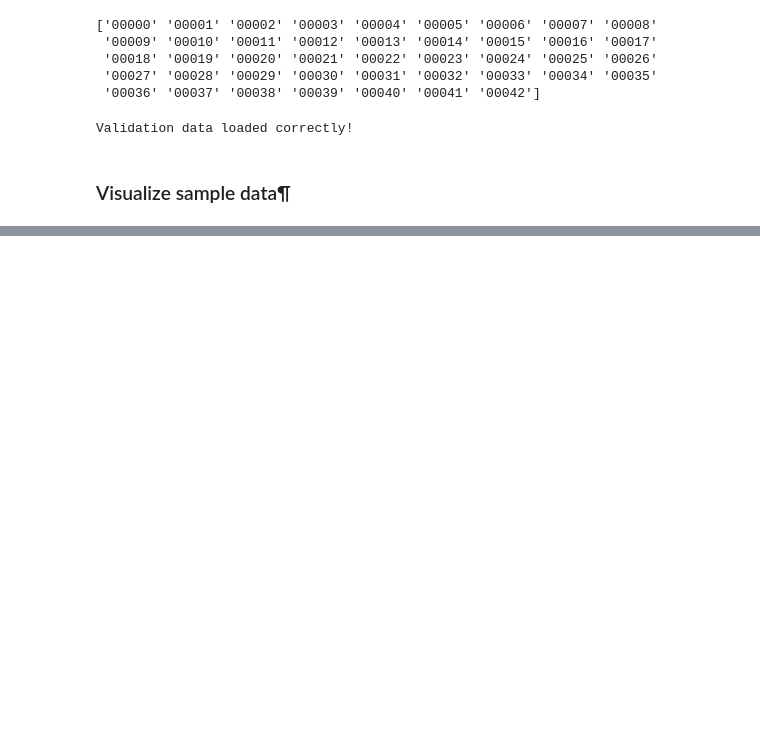
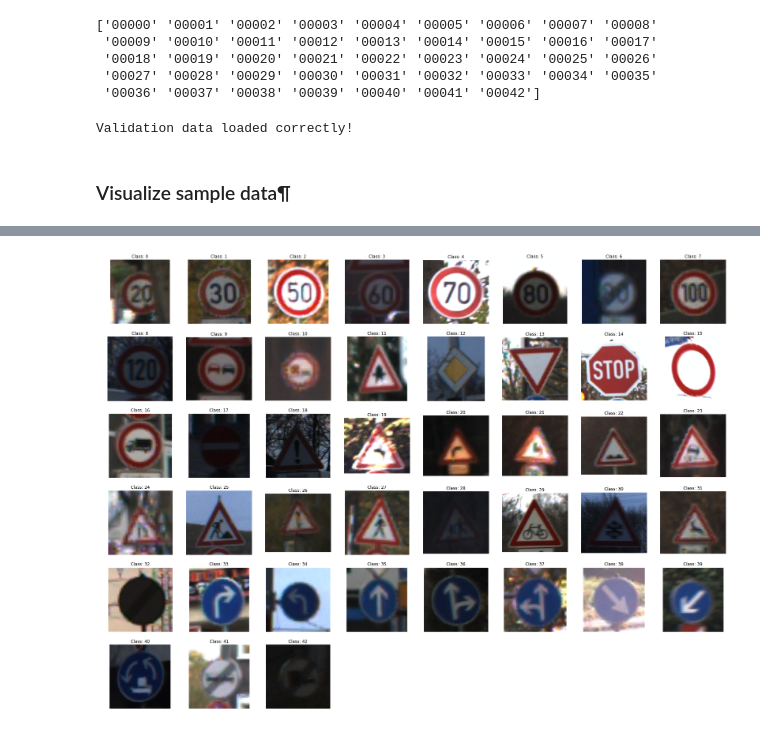
Before and after one commit to j99nowicki/ml_road_signs, a Jupyter notebook: 1 Download data.ipynb, the cells around one changed output, grey strips where cells are left out. Cells and saved outputs as stored; diff of their text form; code cells hidden in the pictures; blank space fills up the shorter version.

```diff
--- a/1 Download data.ipynb
+++ b/1 Download data.ipynb
@@ -250,0 +160,23 @@ for i, img in enumerate(img_list):
+# %%
+import random
+
+plt.figure(figsize=(32, 32))
+offset = 0
+for classId in range(len(train_dataset.classes)):
+    i = random.randint(0,labels[classId])
+    #offset to the right class
+    i = offset + i
+    plt.subplot(8, 8, classId+1)
+    plt.axis('off')
+    plt.title('Class: {}'.format(classId))
+    img, y = train_dataset[i]
+    inp = img.numpy().transpose((1, 2, 0))
+    mean = np.array([0.485, 0.456, 0.406])
+    std = np.array([0.229, 0.224, 0.225])
+    inp = std * inp + mean
+    inp = np.clip(inp, 0, 1)
+    plt.imshow(inp)
+    #plt.imshow(np.transpose(img.numpy(), (1,2,0)), interpolation='nearest')
+    offset += labels[classId]
+# %% [output]
+[figure, added]
```
Also changed, not shown: parts of 22 cells of this notebook, 2 other files.
